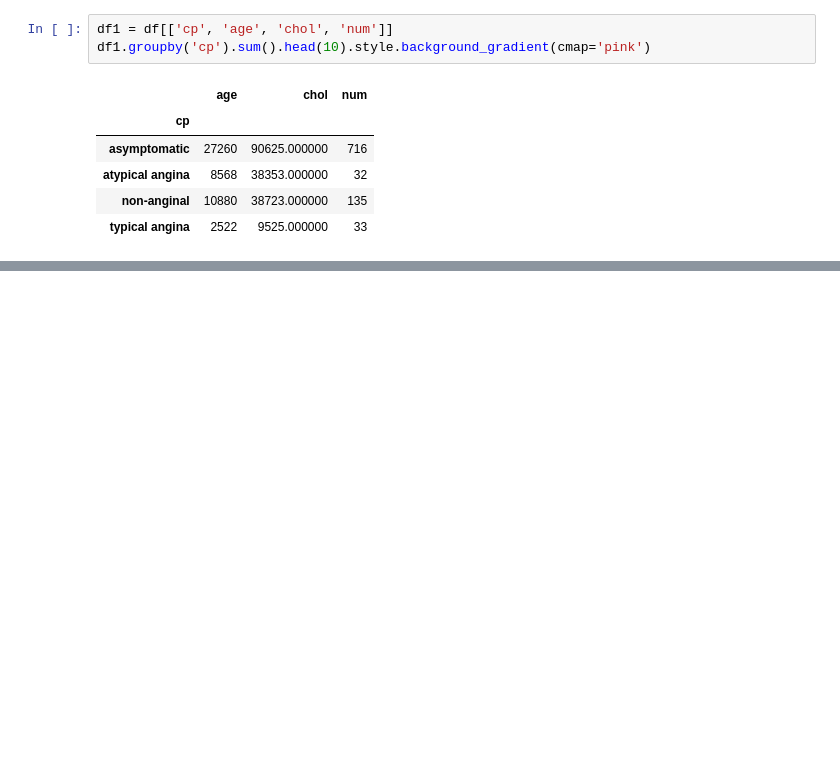
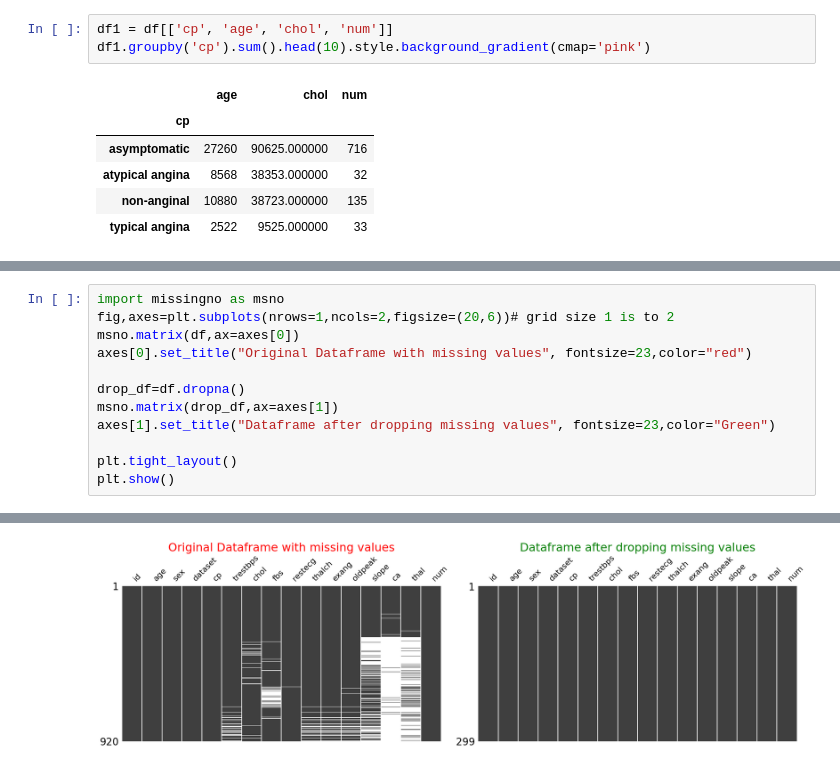
Before and after one commit to AustinKarki/75-Days-of-Coding-Challenge, a Jupyter notebook: Data_Visualization.ipynb, the cells around one changed output, grey strips where cells are left out. Saved outputs shown, nothing was run; the diff lists cells and outputs as text; blank space fills up the shorter version.

```diff
--- a/Data_Visualization.ipynb
+++ b/Data_Visualization.ipynb
@@ -534,0 +603,13 @@ fig.show()
+# %%
+import missingno as msno
+fig,axes=plt.subplots(nrows=1,ncols=2,figsize=(20,6))# grid size 1 is to 2
+msno.matrix(df,ax=axes[0])
+axes[0].set_title("Original Dataframe with missing values", fontsize=23,color="red")
+
+drop_df=df.dropna()
+msno.matrix(drop_df,ax=axes[1])
+axes[1].set_title("Dataframe after dropping missing values", fontsize=23,color="Green")
+
+plt.tight_layout()
+plt.show()
+# %% [output]
@@ -534,0 +620 @@ fig.show()
+[figure, added]
```
Also changed, not shown: parts of 7 cells of this notebook.
